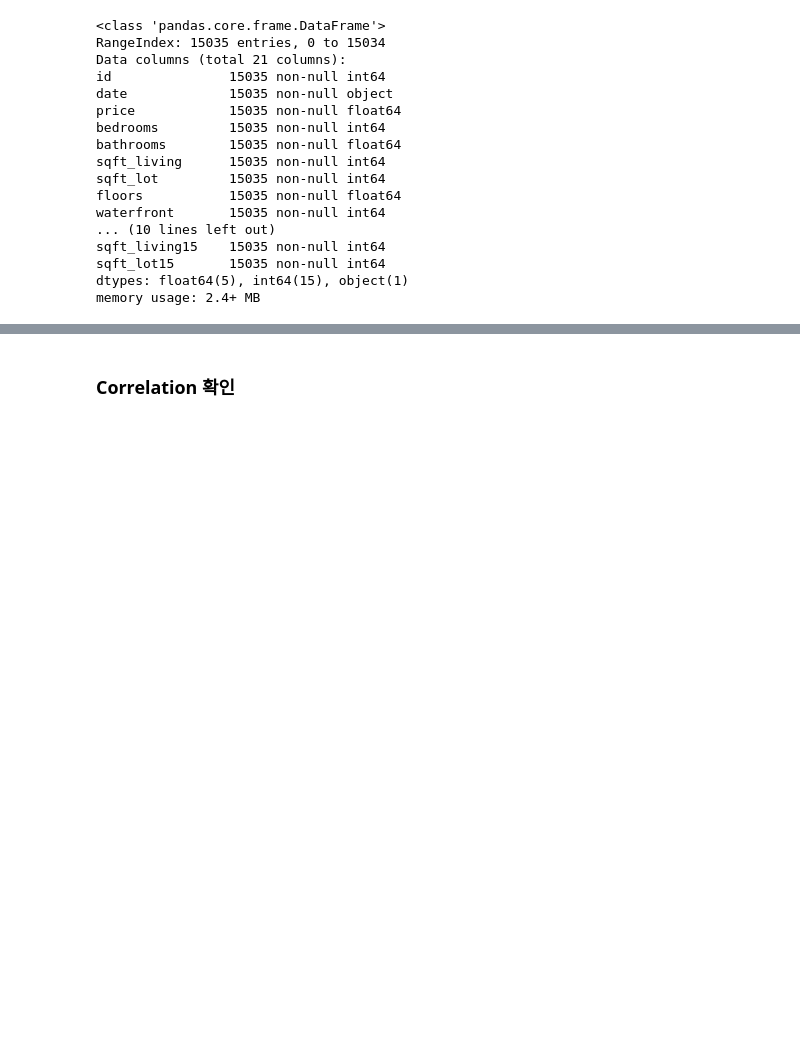
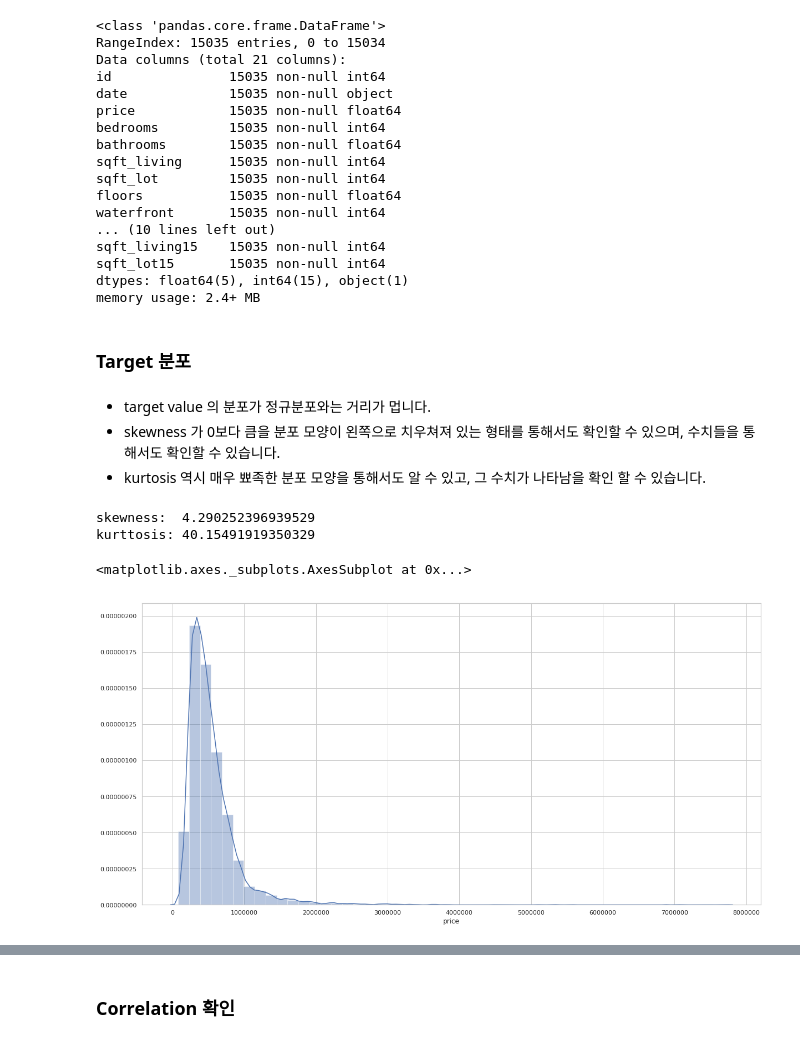
Before and after one commit to EmjayAhn/kaggle_HousePrice, a Jupyter notebook: 01_HousePriceEDA.ipynb, the cells around one changed output, grey strips where cells are left out. Drawn from its saved outputs; the diff is of its cells as text; code cells hidden in the pictures; blank space fills up the shorter version.

```diff
--- a/01_HousePriceEDA.ipynb
+++ b/01_HousePriceEDA.ipynb
@@ -83,3 +83,20 @@ sqft_living15    15035 non-null int64
 sqft_lot15       15035 non-null int64
 dtypes: float64(5), int64(15), object(1)
 memory usage: 2.4+ MB
+# %% [markdown]
+### Target 분포
+# %% [markdown]
+- target value 의 분포가 정규분포와는 거리가 멉니다.
+- skewness 가 0보다 큼을 분포 모양이 왼쪽으로 치우쳐져 있는 형태를 통해서도 확인할 수 있으며, 수치들을 통해서도 확인할 수 있습니다.
+- kurtosis 역시 매우 뾰족한 분포 모양을 통해서도 알 수 있고, 그 수치가 나타남을 확인 할 수 있습니다.
+# %%
+print("skewness: ", train_set['price'].skew())
+print("kurtosis:", train_set['price'].kurt())
+
+plt.figure(figsize=(20, 10))
+sns.distplot(train_set['price'])
+# %% [output]
+skewness:  4.290252396939529
+kurttosis: 40.15491919350329
+<matplotlib.axes._subplots.AxesSubplot at 0x...>
+[figure, added]
```
Also changed, not shown: parts of 6 cells of this notebook.
